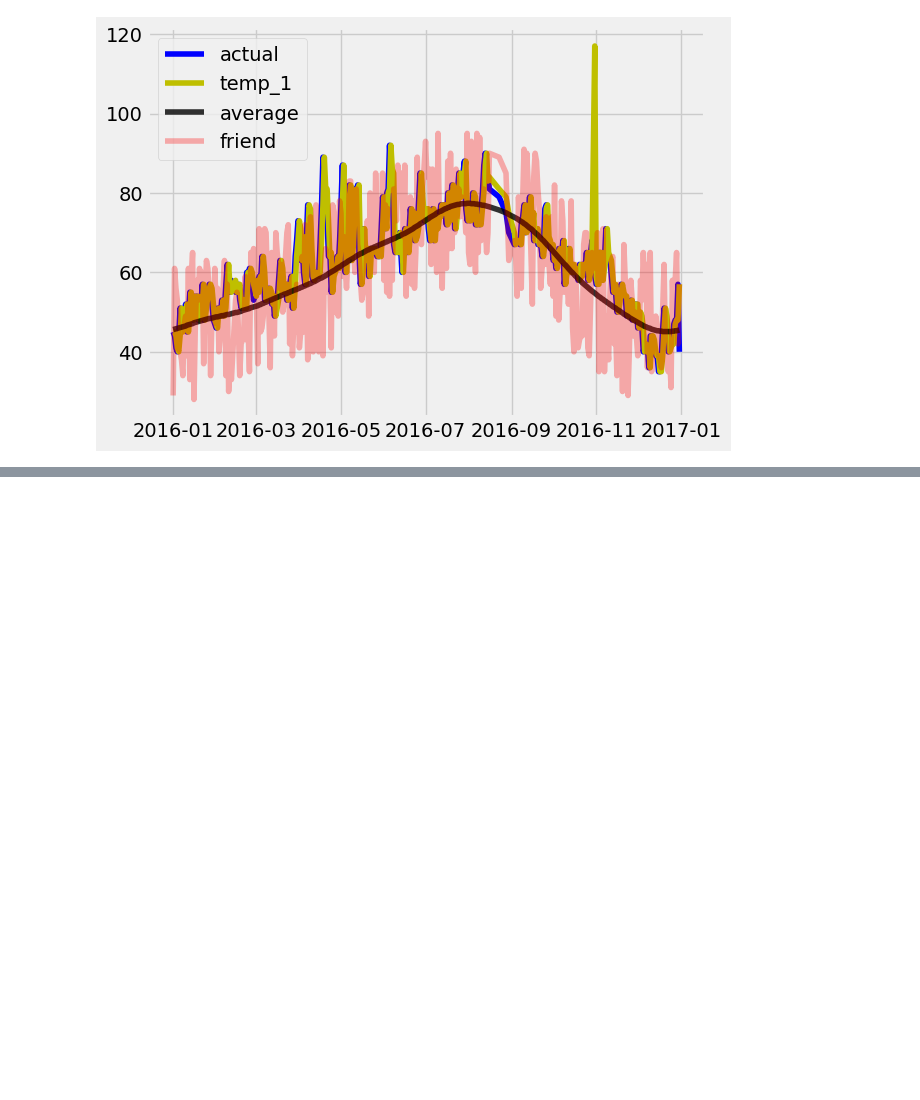
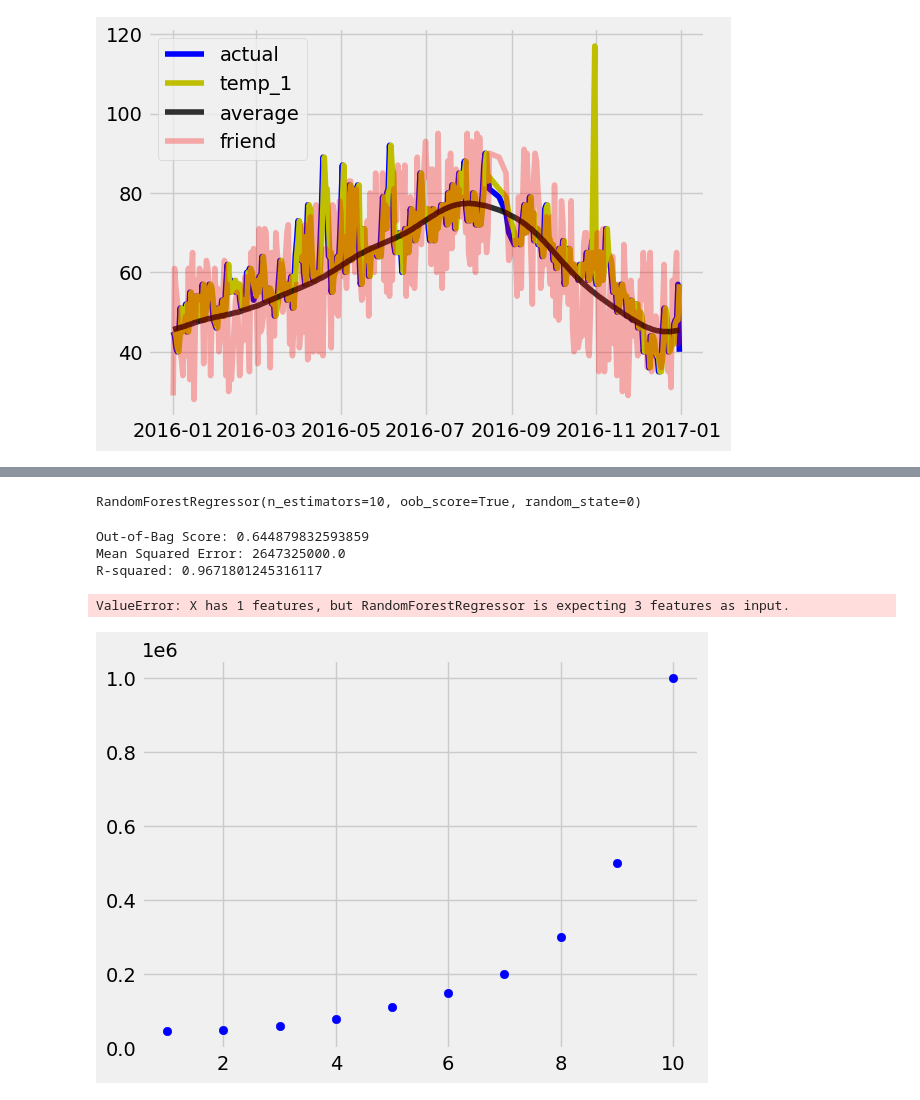
Before and after one commit to HafizAQ/ML_Practices, a Jupyter notebook: RandomForest_Classification_Regression.ipynb, the cells around one changed output, grey strips where cells are left out. Drawn from its saved outputs; the diff is of its cells as text; code cells hidden in the pictures; blank space fills up the shorter version.

```diff
--- a/RandomForest_Classification_Regression.ipynb
+++ b/RandomForest_Classification_Regression.ipynb
@@ -308,0 +331,5 @@ ValueError: rotation must be 'vertical', 'horizontal' or a number, not 60
+# %%
+#2) Import dataset
+df= pd.read_csv('Position_Salaries.csv')
+print(df)
+df.info()
@@ -308,0 +354,71 @@ ValueError: rotation must be 'vertical', 'horizontal' or a number, not 60
+# %%
+#3) Data Preparation; i) Extracting Features metric & ii) Extracting Target variable/ label vector
+
+X = df.iloc[:,1:2].values  #features
+y = df.iloc[:,2].values  # Target variable
+# %%
+#4) Random Forest Regressor Model
+
+import pandas as pd
+from sklearn.ensemble import RandomForestRegressor
+from sklearn.preprocessing import LabelEncoder
+
+#  Check for and handle categorical variables
+label_encoder = LabelEncoder()
+x_categorical = df.select_dtypes(include=['object']).apply(label_encoder.fit_transform)
+x_numerical = df.select_dtypes(exclude=['object']).values
+x = pd.concat([pd.DataFrame(x_numerical), x_categorical], axis=1).values
+
+# Fitting Random Forest Regression to the dataset
+regressor = RandomForestRegressor(n_estimators=10, random_state=0, oob_score=True)
+
+# Fit the regressor with x and y data
+regressor.fit(x, y)
+# %% [output]
+RandomForestRegressor(n_estimators=10, oob_score=True, random_state=0)
+# %%
+#5) Make Predictions and Evaluation
+#i) Out-of-Bag (OOB)
+#ii) Makes predictions using the trained model and store them in the 'prediction' array
+#iii) Evaluate the model's performance using Mean Squared Error (MSE) and R-squared (R2) Metrics
+
+# Evaluating the model
+from sklearn.metrics import mean_squared_error, r2_score
+
+# Access the OOB Score
+oob_score = regressor.oob_score_
+print(f'Out-of-Bag Score: {oob_score}')
+
+# Making predictions on the same data or new data
+predictions = regressor.predict(x)
+
+# Evaluating the model
+mse = mean_squared_error(y, predictions)
+print(f'Mean Squared Error: {mse}')
+
+r2 = r2_score(y, predictions)
+print(f'R-squared: {r2}')
+# %% [output]
+Out-of-Bag Score: 0.644879832593859
+Mean Squared Error: 2647325000.0
+R-squared: 0.9671801245316117
+# %%
+#6) Visualization
+
+import numpy as np
+import matplotlib.pyplot as plt # import matplotlib
+
+# Find the min and max of the first column (numerical feature) of x
+X_grid = np.arange(min(x[:, 0]),max(x[:, 0]),0.01) # use x instead of X
+X_grid = X_grid.reshape(len(X_grid),1)
+
+plt.scatter(x[:, 0],y, color='blue') #plotting real points use x instead of X
+plt.plot(X_grid, regressor.predict(X_grid),color='green') #plotting for predict points
+
+plt.title("Random Forest Regression Results")
+plt.xlabel('Position level')
+plt.ylabel('Salary')
+plt.show()
+# %% [output]
+ValueError: X has 1 features, but RandomForestRegressor is expecting 3 features as input.
+[figure, added]
```
Also changed, not shown: parts of 7 cells of this notebook.
